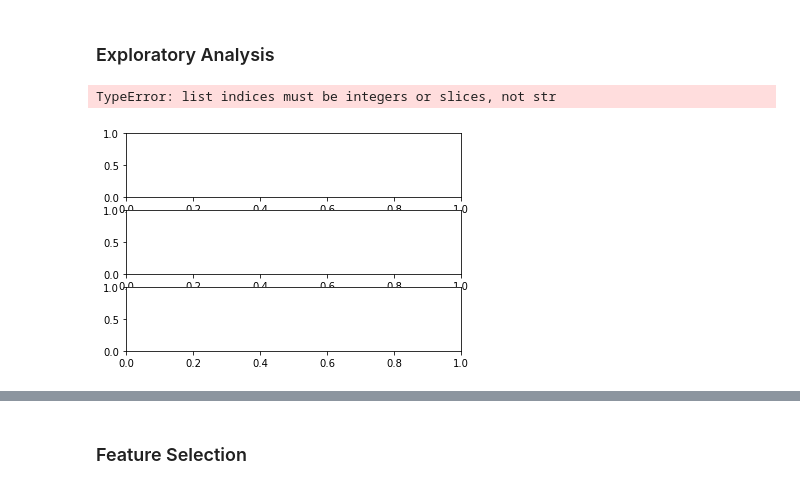
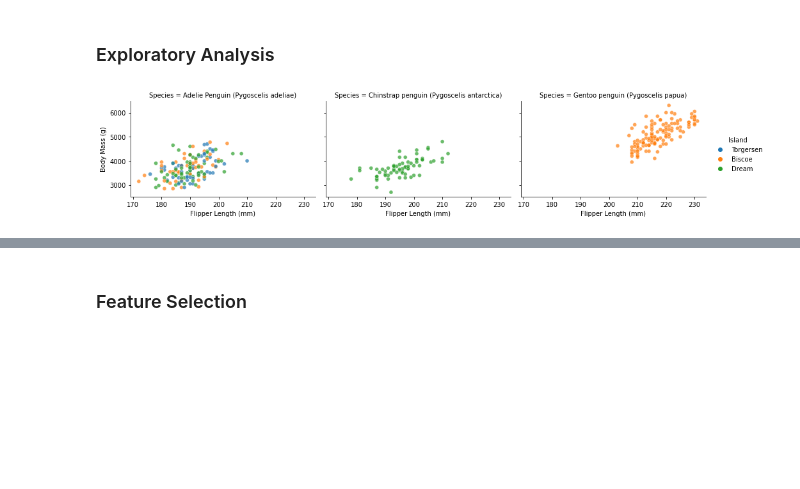
Before and after one commit to ryankkien/penguinsproject, a Jupyter notebook: penguinsproject.ipynb, the cells around one changed output, grey strips where cells are left out. Drawn from its saved outputs; the diff is of its cells as text; code cells hidden in the pictures; blank space fills up the shorter version.

```diff
--- a/penguinsproject.ipynb
+++ b/penguinsproject.ipynb
@@ -50,24 +50,17 @@ y_test.dropna()
 69 rows × 1 columns
 # %% [markdown]
 ### Exploratory Analysis
-# %%
-import matplotlib.pyplot as plt
-import seaborn as sns
-count = 0
-fig, ax = plt.subplots(3)
-penguins['Island', 'Flipper Length (mm)', 'Body Mass (g)']
-d = {
-    'Adelie Penguin (Pygoscelis adeliae)' : 0,
-    'Gentoo penguin (Pygoscelis papua)' : 0,
-    'Chinstrap penguin (Pygoscelis antarctica)' : 0,
-}
-def makegraph(r):
-    cont = r.continent.values[0]
-    ax.plot(r.year, r.lifeExp, color = d[cont][0], alpha = .4)
-    ax[d[cont][1]].set_title(cont)
-
-penguins.groupby(["species"]).apply(makegraph)
-# %% [output]
-TypeError: list indices must be integers or slices, not str
-[figure, removed]
+# %%
+import matplotlib.pyplot as plt
+import seaborn as sns
+fgrid = sns.relplot(x = 'Flipper Length (mm)',
+                    y = 'Body Mass (g)',
+                    hue = "Island",
+                    data = penguins,
+                    alpha = .7,
+                    col = "Species",
+                    height = 3,
+                    aspect = 1.5)
+# %% [output]
+[figure, added]
 # %%
```
Also changed, not shown: parts of 2 cells of this notebook.
